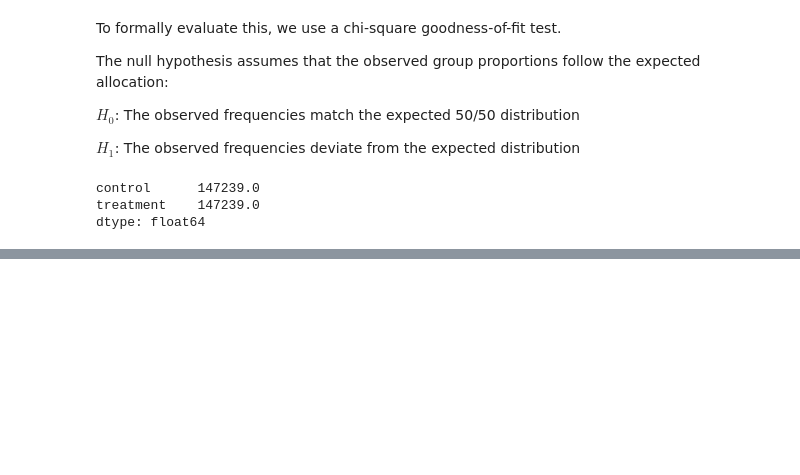
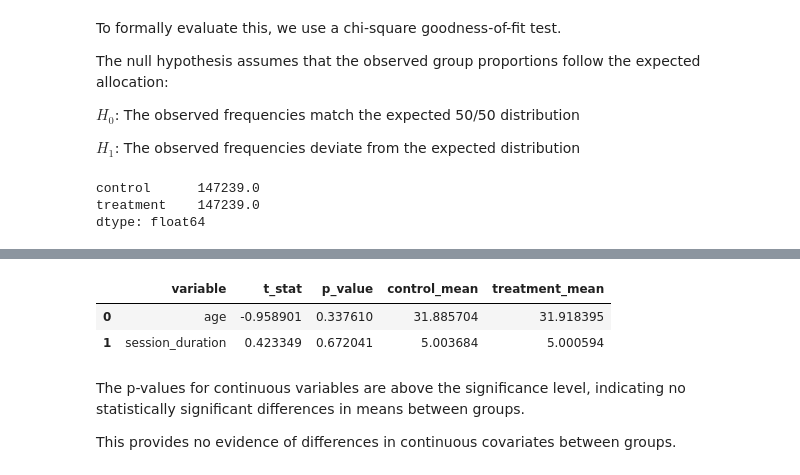
Before and after one commit to Bernardo-G-Cunha/conversion-rate-ab-test, a Jupyter notebook: notebooks/02_experiment_validation.ipynb, the cells around one changed output, grey strips where cells are left out. Saved outputs shown, nothing was run; the diff lists cells and outputs as text; code cells hidden in the pictures; blank space fills up the shorter version.

Commit message:
validation: covariate balance

```diff
--- a/notebooks/02_experiment_validation.ipynb
+++ b/notebooks/02_experiment_validation.ipynb
@@ -65,0 +127,16 @@ This supports the validity of the experiment's randomization process.
+# %%
+from src import t_test
+
+continuous_cols = ["age", "session_duration"]
+
+cont_results = [t_test(df, col) for col in continuous_cols]
+pd.DataFrame(cont_results)
+# %% [output]
+|  | variable | t_stat | p_value | control_mean | treatment_mean |
+| 0 | age | -0.958901 | 0.337610 | 31.885704 | 31.918395 |
+| 1 | session_duration | 0.423349 | 0.672041 | 5.003684 | 5.000594 |
+# %% [markdown]
+The p-values for continuous variables are above the significance level,
+indicating no statistically significant differences in means between groups.
+
+This provides no evidence of differences in continuous covariates between groups.
```
Also changed, not shown: parts of 19 cells of this notebook, 3 other files.
